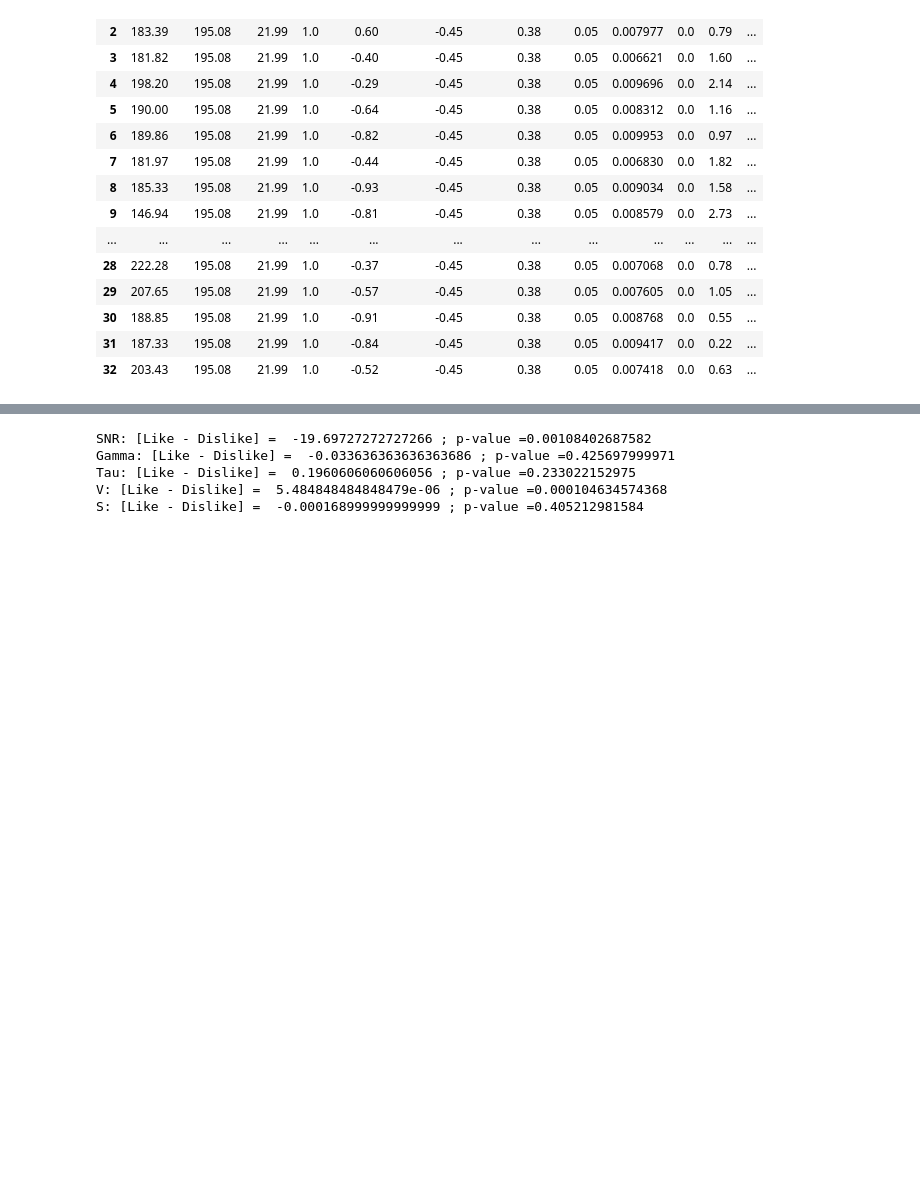
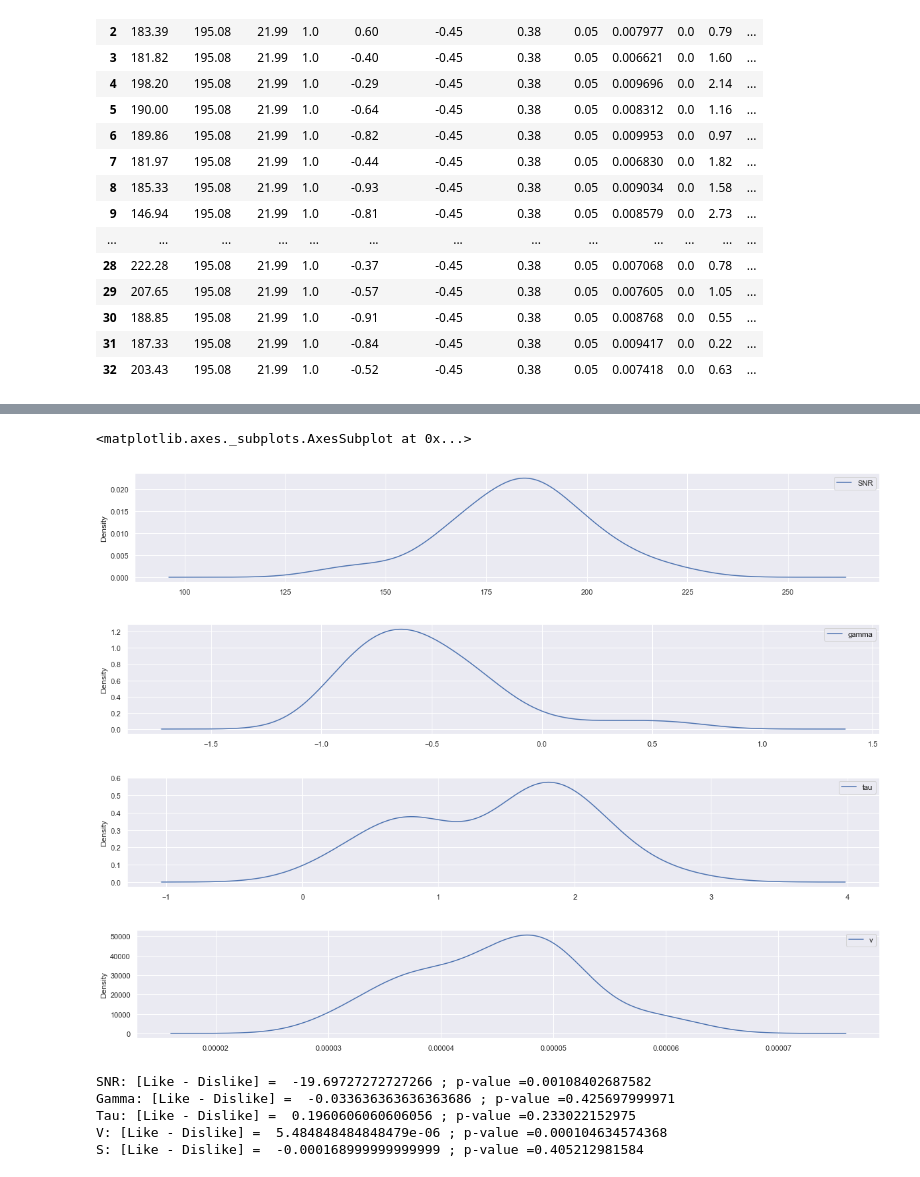
Before and after one commit to pradysepulveda/glamDDM_FF2018, a Jupyter notebook: Compare_LikeVsDislike(InvInput).ipynb, the cells around one changed output, grey strips where cells are left out. Saved outputs shown, nothing was run; the diff lists cells and outputs as text; code cells hidden in the pictures; blank space fills up the shorter version.

```diff
--- a/Compare_LikeVsDislike(InvInput).ipynb
+++ b/Compare_LikeVsDislike(InvInput).ipynb
@@ -91,0 +115,15 @@ params_part_dislike
+# %%
+#plt.subplot(411)
+params_part_dislike[['SNR']].plot.kde(figsize = [20,3])
+#plt.subplot(412)
+params_part_dislike[['gamma']].plot.kde(figsize = [20,3])
+#plt.subplot(413)
+params_part_dislike[['tau']].plot.kde(figsize = [20,3])
+#plt.subplot(414)
+params_part_dislike[['v']].plot.kde(figsize = [20,3])
+# %% [output]
+<matplotlib.axes._subplots.AxesSubplot at 0x...>
+[figure, added]
+[figure, added]
+[figure, added]
+[figure, added]
```
Also changed, not shown: parts of 4 cells of this notebook, 1 other file.
